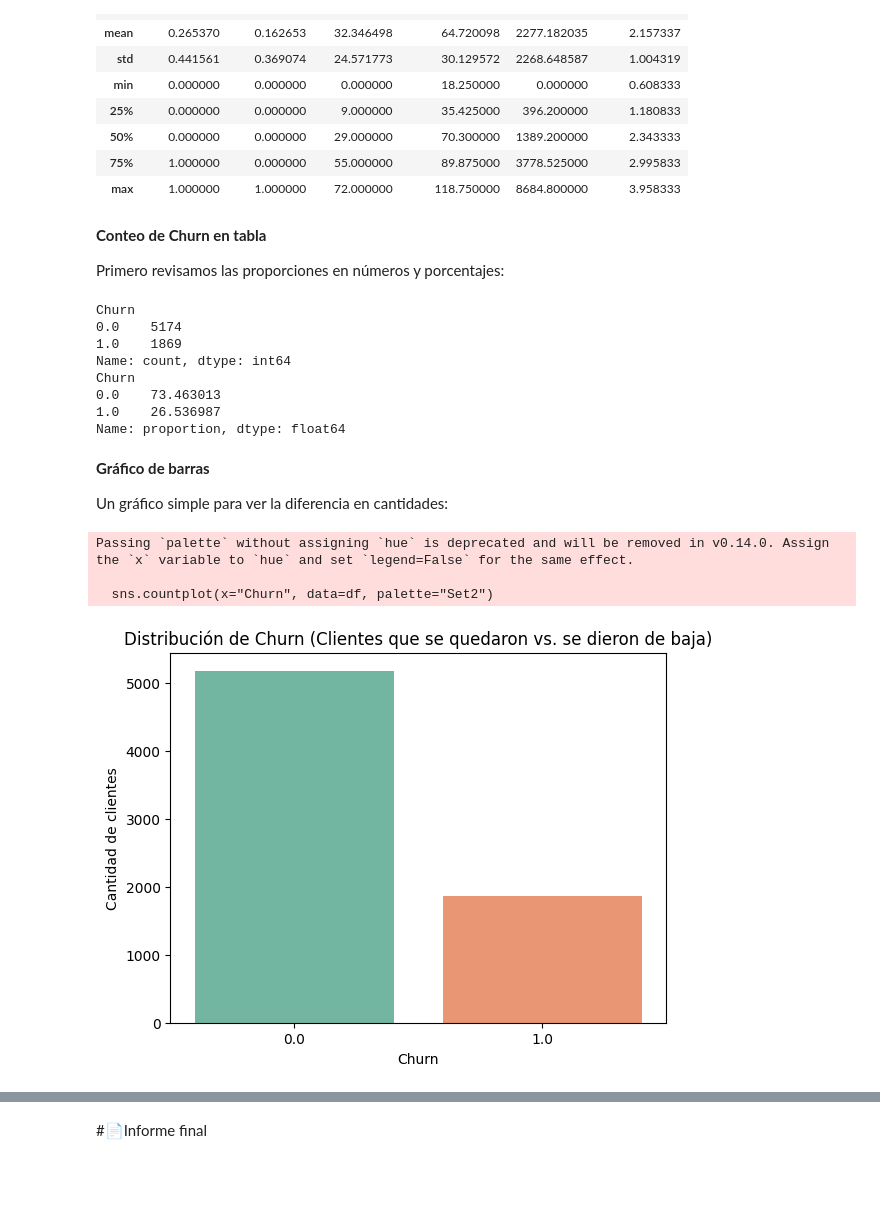
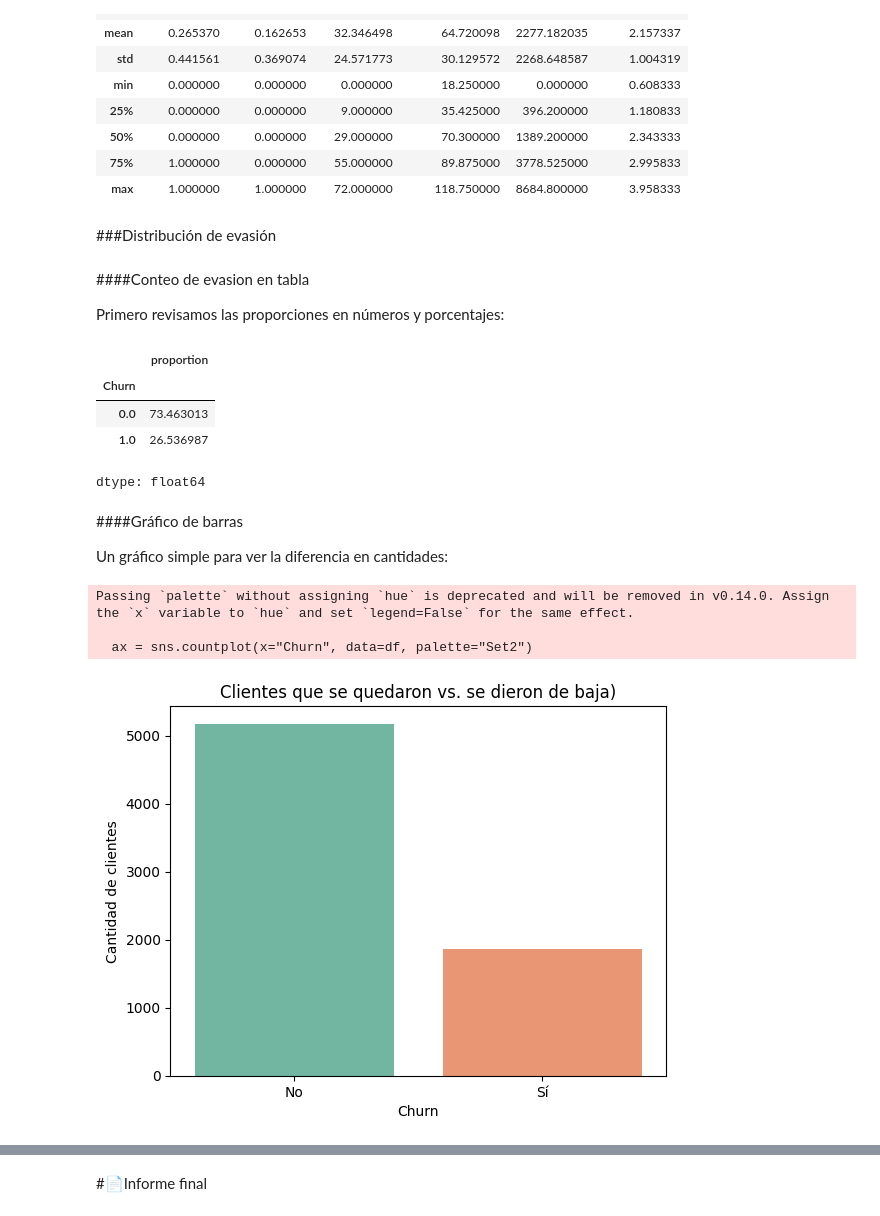
Before and after one commit to marianalarra/ChallengeTelecom, a Jupyter notebook: TelecomX_LATAM.ipynb, the cells around one changed output, grey strips where cells are left out. Cells and saved outputs as stored; diff of their text form; code cells hidden in the pictures; blank space fills up the shorter version.

```diff
--- a/TelecomX_LATAM.ipynb
+++ b/TelecomX_LATAM.ipynb
@@ -151,6 +158,7 @@ cols_yes_no = ["MultipleLines", "OnlineSecurity", "OnlineBackup",
 
 for col in cols_yes_no:
     df[col] = df[col].replace({"No internet service": "No", "No phone service": "No"})
+    df[col] = df[col].map({"Yes": 1, "No": 0})
 # %%
 df.info()
 # %% [output]
@@ -198,23 +208,22 @@ df.describe()
 | 50% | 0.000000 | 0.000000 | 29.000000 | 70.300000 | 1389.200000 | 2.343333 |
 | 75% | 1.000000 | 0.000000 | 55.000000 | 89.875000 | 3778.525000 | 2.995833 |
 | max | 1.000000 | 1.000000 | 72.000000 | 118.750000 | 8684.800000 | 3.958333 |
+# %% [markdown]
+###Distribución de evasión
 # %% [markdown]
-**Conteo de Churn en tabla**
+####Conteo de evasion en tabla
 
 Primero revisamos las proporciones en números y porcentajes:
 # %%
-print(df["Churn"].value_counts())
-print(df["Churn"].value_counts(normalize=True) * 100)
+evasion_clientes_normalizado= df["Churn"].value_counts(normalize=True)*100
+evasion_clientes_normalizado
 # %% [output]
+|  | proportion |
+| Churn |  |
+| 0.0 | 73.463013 |
+| 1.0 | 26.536987 |
-Churn
-0.0    5174
-1.0    1869
-Name: count, dtype: int64
-Churn
-0.0    73.463013
-1.0    26.536987
-Name: proportion, dtype: float64
+dtype: float64
 # %% [markdown]
-**Gráfico de barras**
+####Gráfico de barras
 
 Un gráfico simple para ver la diferencia en cantidades:
@@ -221,14 +233,15 @@ Un gráfico simple para ver la diferencia en cantidades:
 # %%
-import seaborn as sns
-import matplotlib.pyplot as plt
-
-sns.countplot(x="Churn", data=df, palette="Set2")
-plt.title("Distribución de Churn (Clientes que se quedaron vs. se dieron de baja)")
+ax = sns.countplot(x="Churn", data=df, palette="Set2")
+plt.title("Clientes que se quedaron vs. se dieron de baja)")
 plt.xlabel("Churn")
 plt.ylabel("Cantidad de clientes")
+
+# Cambiar las etiquetas del eje X
+ax.set_xticklabels(["No", "Sí"])
+
 plt.show()
 # %% [output]
 Passing `palette` without assigning `hue` is deprecated and will be removed in v0.14.0. Assign the `x` variable to `hue` and set `legend=False` for the same effect.
 
-  sns.countplot(x="Churn", data=df, palette="Set2")
+  ax = sns.countplot(x="Churn", data=df, palette="Set2")
-[figure, old version]
+[figure, new version]
```
Also changed, not shown: parts of 29 cells of this notebook.
